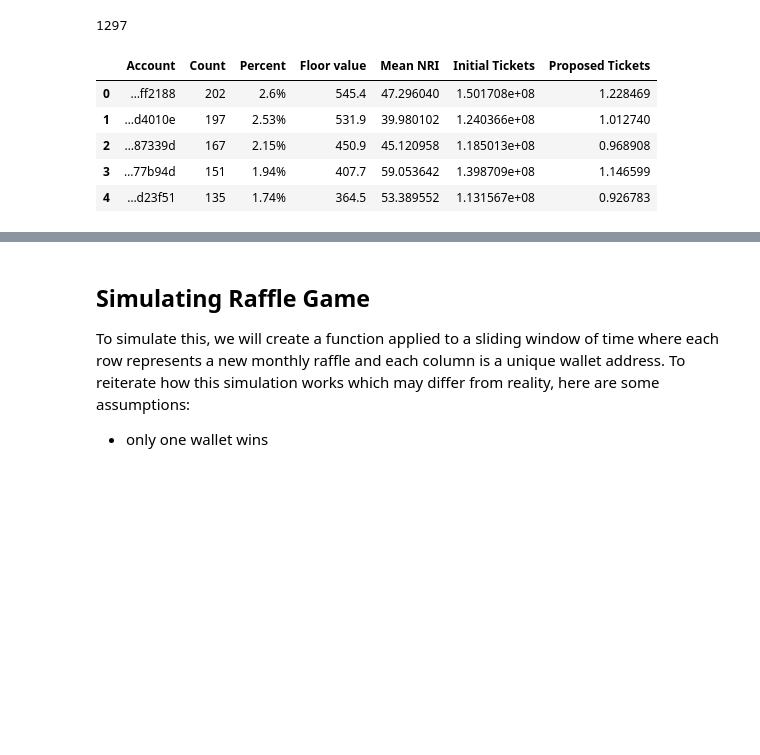
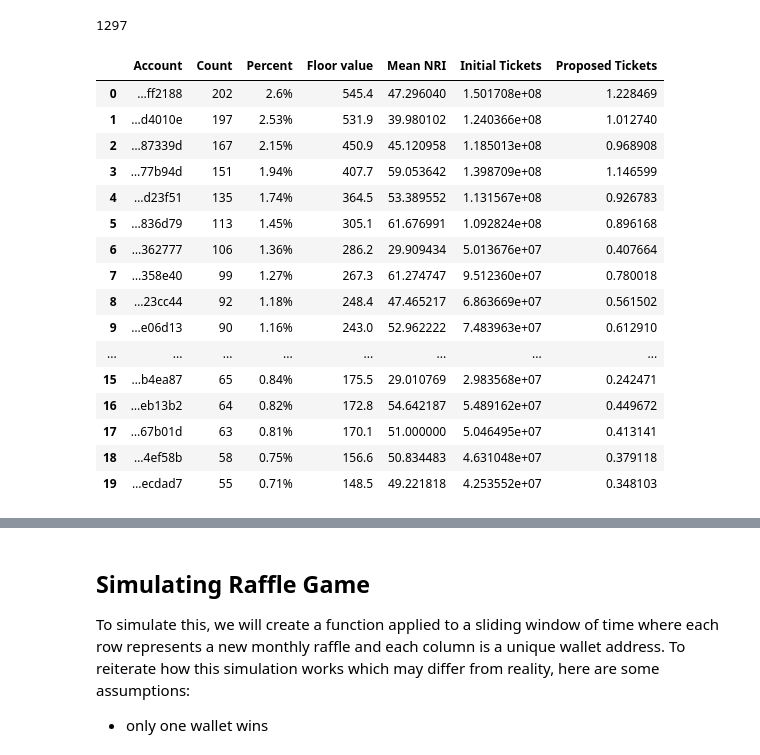
Before and after one commit to BryanEastman/ICPCs-Raffle, a Jupyter notebook: ICPCs Reward Distributions.ipynb, the cells around one changed output, grey strips where cells are left out. Drawn from its saved outputs; the diff is of its cells as text; code cells hidden in the pictures; blank space fills up the shorter version.

```diff
--- a/ICPCs Reward Distributions.ipynb
+++ b/ICPCs Reward Distributions.ipynb
@@ -166,14 +166,25 @@ holders.to_sql('holders',con,if_exists="replace",index=False)
 # %%
 # run from this cell down instead of re-scraping every time.
 db = os.path.join(os.getcwd(), 'holders.sqlite3')
 con = sqlite3.connect(db)
 holders = pd.read_sql("SELECT * FROM holders",con=con)
 con.close()
-holders.head()
+holders.head(20)
 # %% [output]
 |  | Account | Count | Percent | Floor value | Mean NRI | Initial Tickets | Proposed Tickets |
 | 0 | …ff2188 | 202 | 2.6% | 545.4 | 47.296040 | 1.501708e+08 | 1.228469 |
 | 1 | …d4010e | 197 | 2.53% | 531.9 | 39.980102 | 1.240366e+08 | 1.012740 |
 | 2 | …87339d | 167 | 2.15% | 450.9 | 45.120958 | 1.185013e+08 | 0.968908 |
 | 3 | …77b94d | 151 | 1.94% | 407.7 | 59.053642 | 1.398709e+08 | 1.146599 |
 | 4 | …d23f51 | 135 | 1.74% | 364.5 | 53.389552 | 1.131567e+08 | 0.926783 |
+| 5 | …836d79 | 113 | 1.45% | 305.1 | 61.676991 | 1.092824e+08 | 0.896168 |
+| 6 | …362777 | 106 | 1.36% | 286.2 | 29.909434 | 5.013676e+07 | 0.407664 |
+| 7 | …358e40 | 99 | 1.27% | 267.3 | 61.274747 | 9.512360e+07 | 0.780018 |
+| 8 | …23cc44 | 92 | 1.18% | 248.4 | 47.465217 | 6.863669e+07 | 0.561502 |
+| 9 | …e06d13 | 90 | 1.16% | 243.0 | 52.962222 | 7.483963e+07 | 0.612910 |
+| ... | ... | ... | ... | ... | ... | ... | ... |
+| 15 | …b4ea87 | 65 | 0.84% | 175.5 | 29.010769 | 2.983568e+07 | 0.242471 |
+| 16 | …eb13b2 | 64 | 0.82% | 172.8 | 54.642187 | 5.489162e+07 | 0.449672 |
+| 17 | …67b01d | 63 | 0.81% | 170.1 | 51.000000 | 5.046495e+07 | 0.413141 |
+| 18 | …4ef58b | 58 | 0.75% | 156.6 | 50.834483 | 4.631048e+07 | 0.379118 |
+| 19 | …ecdad7 | 55 | 0.71% | 148.5 | 49.221818 | 4.253552e+07 | 0.348103 |
```
Also changed, not shown: parts of 5 cells of this notebook.
